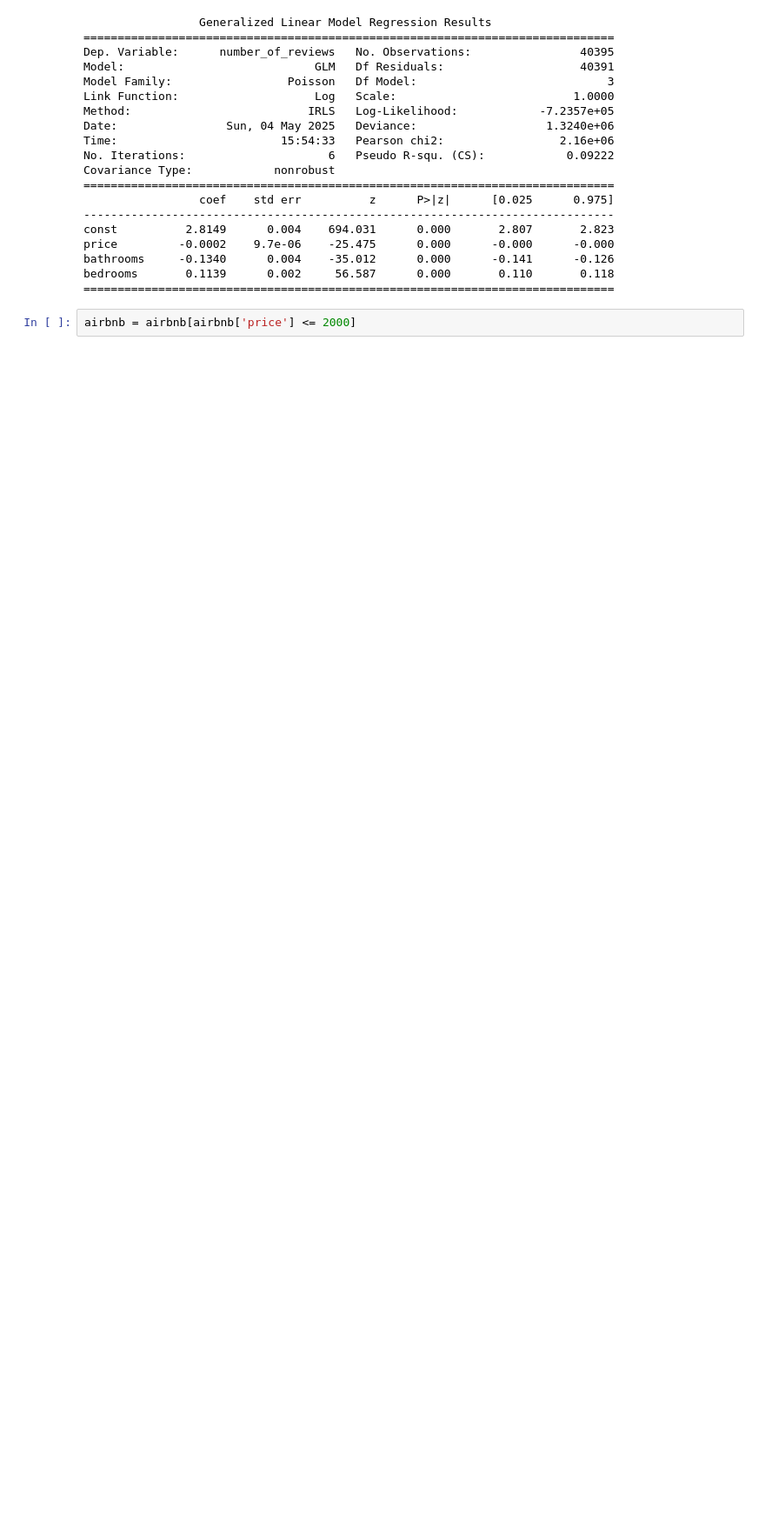
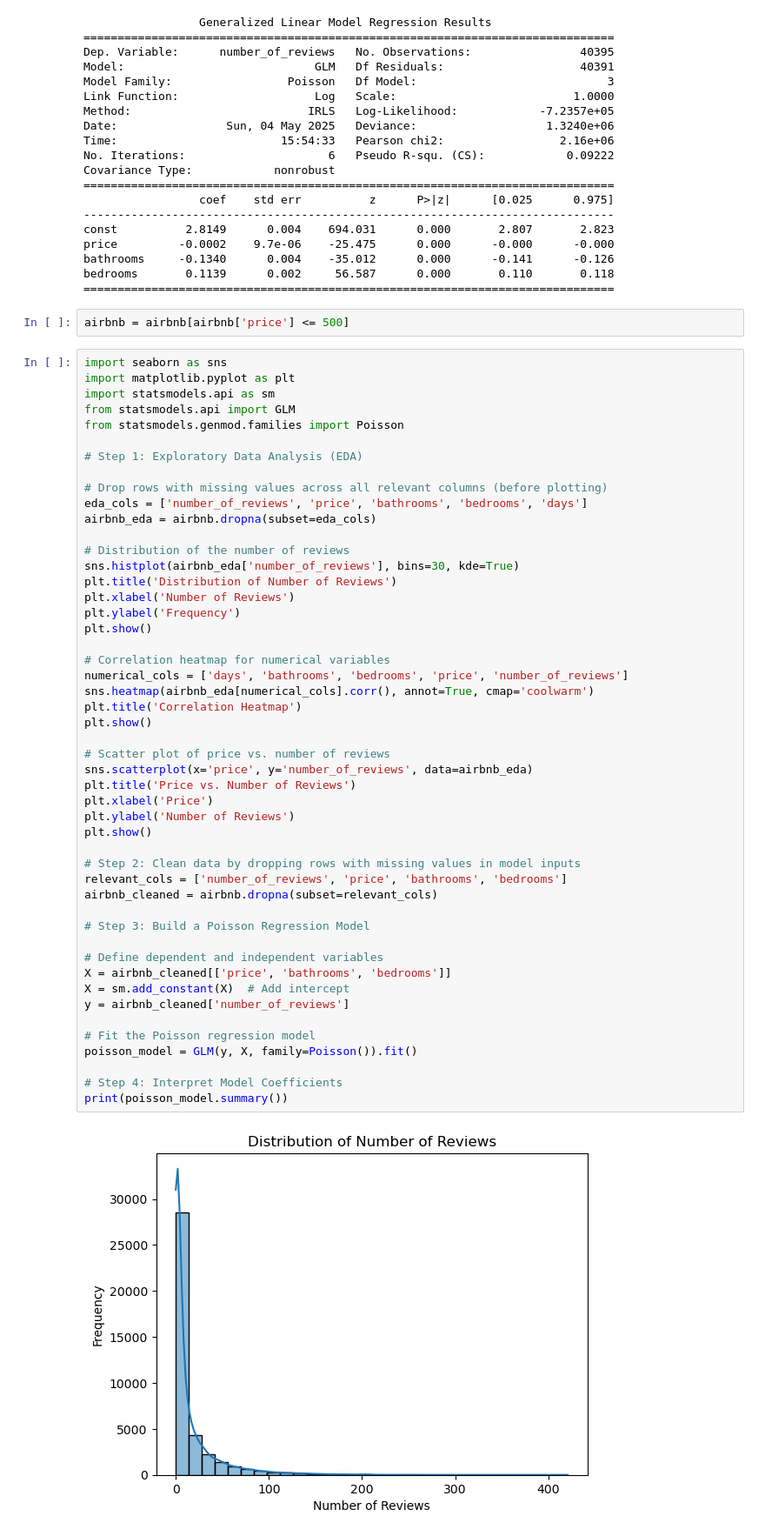
Before and after one commit to rsm-lcapobianco/mysite, a Jupyter notebook: Personnel/Archive/hw2_notebook.ipynb, the cells around one changed output. Shown: that part at 87% size. Saved outputs shown, nothing was run; the diff lists cells and outputs as text; blank space fills up the shorter version.

```diff
--- a/projects/hw2/hw2_notebook.ipynb
+++ b/Personnel/Archive/hw2_notebook.ipynb
@@ -513,4 +513,55 @@ bathrooms     -0.1340      0.004    -35.012      0.000      -0.141      -0.126
 bedrooms       0.1139      0.002     56.587      0.000       0.110       0.118
 ==============================================================================
 # %%
-airbnb = airbnb[airbnb['price'] <= 2000]
+airbnb = airbnb[airbnb['price'] <= 500]
+# %%
+import seaborn as sns
+import matplotlib.pyplot as plt
+import statsmodels.api as sm
+from statsmodels.api import GLM
+from statsmodels.genmod.families import Poisson
+
+# Step 1: Exploratory Data Analysis (EDA)
+
+# Drop rows with missing values across all relevant columns (before plotting)
+eda_cols = ['number_of_reviews', 'price', 'bathrooms', 'bedrooms', 'days']
+airbnb_eda = airbnb.dropna(subset=eda_cols)
+
+# Distribution of the number of reviews
+sns.histplot(airbnb_eda['number_of_reviews'], bins=30, kde=True)
+plt.title('Distribution of Number of Reviews')
+plt.xlabel('Number of Reviews')
+plt.ylabel('Frequency')
+plt.show()
+
+# Correlation heatmap for numerical variables
+numerical_cols = ['days', 'bathrooms', 'bedrooms', 'price', 'number_of_reviews']
+sns.heatmap(airbnb_eda[numerical_cols].corr(), annot=True, cmap='coolwarm')
+plt.title('Correlation Heatmap')
+plt.show()
+
+# Scatter plot of price vs. number of reviews
+sns.scatterplot(x='price', y='number_of_reviews', data=airbnb_eda)
+plt.title('Price vs. Number of Reviews')
+plt.xlabel('Price')
+plt.ylabel('Number of Reviews')
+plt.show()
+
+# Step 2: Clean data by dropping rows with missing values in model inputs
+relevant_cols = ['number_of_reviews', 'price', 'bathrooms', 'bedrooms']
+airbnb_cleaned = airbnb.dropna(subset=relevant_cols)
+
+# Step 3: Build a Poisson Regression Model
+
+# Define dependent and independent variables
+X = airbnb_cleaned[['price', 'bathrooms', 'bedrooms']]
+X = sm.add_constant(X)  # Add intercept
+y = airbnb_cleaned['number_of_reviews']
+
+# Fit the Poisson regression model
+poisson_model = GLM(y, X, family=Poisson()).fit()
+
+# Step 4: Interpret Model Coefficients
+print(poisson_model.summary())
+# %% [output]
+[figure, added]
```
Also changed, not shown: parts of 1 cell of this notebook, 16 other files.
